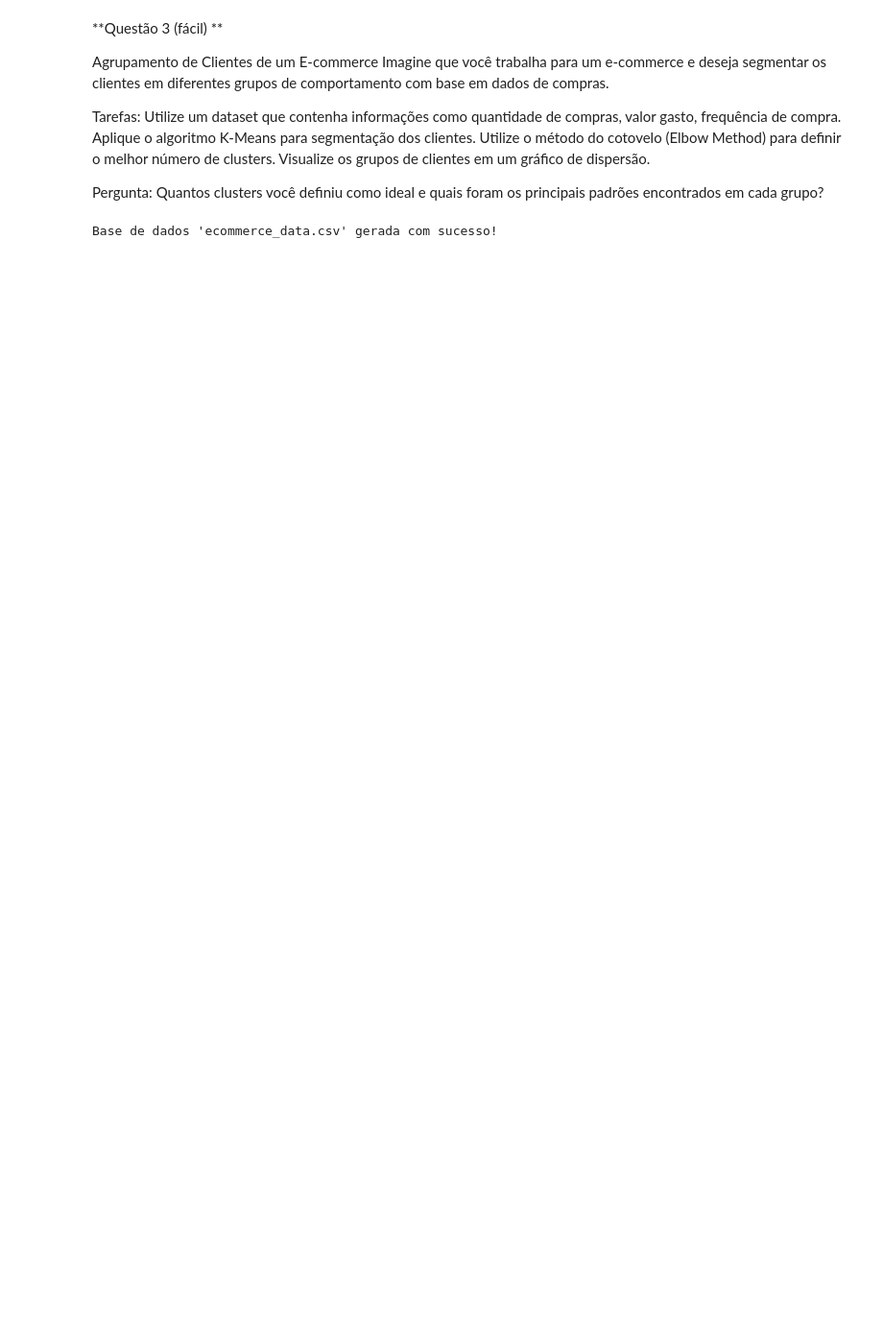
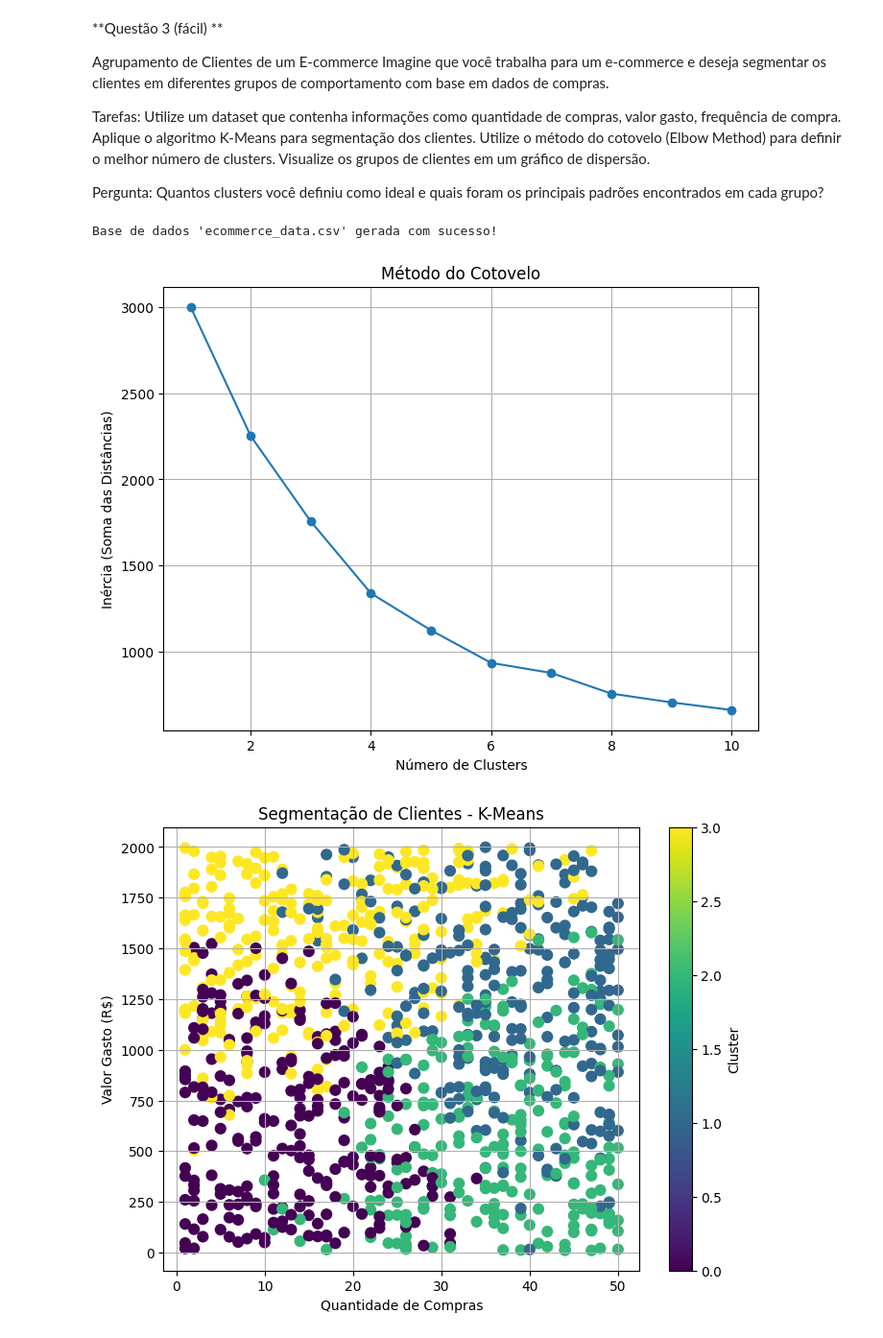
Before and after one commit to ibrunaneves/PraticasDeMachineLearning, a Jupyter notebook: Q3_Hackathon_Unifacisa_IA.ipynb, the cells around one changed output. Shown: that part at 96% size. Drawn from its saved outputs; the diff is of its cells as text; code cells hidden in the pictures; blank space fills up the shorter version.

```diff
--- a/Q3_Hackathon_Unifacisa_IA.ipynb
+++ b/Q3_Hackathon_Unifacisa_IA.ipynb
@@ -50,0 +53,44 @@ Base de dados 'ecommerce_data.csv' gerada com sucesso!
+# %%
+# Carregando os dados do CSV salvo anteriormente
+df = pd.read_csv("ecommerce_data.csv")
+
+# Selecionando apenas as colunas numéricas para o agrupamento
+df_clean = df[['quantidade_compras', 'valor_gasto', 'frequencia_compra']].dropna()
+
+# Normalizando os dados
+scaler = StandardScaler()
+data_scaled = scaler.fit_transform(df_clean)
+
+# Método do Cotovelo para encontrar o número ideal de clusters
+inertia = []
+for k in range(1, 11):
+    kmeans = KMeans(n_clusters=k, random_state=42)
+    kmeans.fit(data_scaled)
+    inertia.append(kmeans.inertia_)
+
+# Plotando o gráfico do Cotovelo
+plt.figure(figsize=(8, 6))
+plt.plot(range(1, 11), inertia, marker='o')
+plt.title('Método do Cotovelo')
+plt.xlabel('Número de Clusters')
+plt.ylabel('Inércia (Soma das Distâncias)')
+plt.grid(True)
+plt.show()
+
+# Aplicando o K-Means com 4 clusters (ajuste conforme o cotovelo indicar)
+kmeans = KMeans(n_clusters=4, random_state=42)
+df_clean['cluster'] = kmeans.fit_predict(data_scaled)
+
+# Visualizando os clusters em 2D (quantidade x valor)
+plt.figure(figsize=(8, 6))
+plt.scatter(df_clean['quantidade_compras'], df_clean['valor_gasto'],
+            c=df_clean['cluster'], cmap='viridis', s=60)
+plt.title('Segmentação de Clientes - K-Means')
+plt.xlabel('Quantidade de Compras')
+plt.ylabel('Valor Gasto (R$)')
+plt.colorbar(label='Cluster')
+plt.grid(True)
+plt.show()
+# %% [output]
+[figure, added]
+[figure, added]
```
Also changed, not shown: parts of 1 cell of this notebook.
